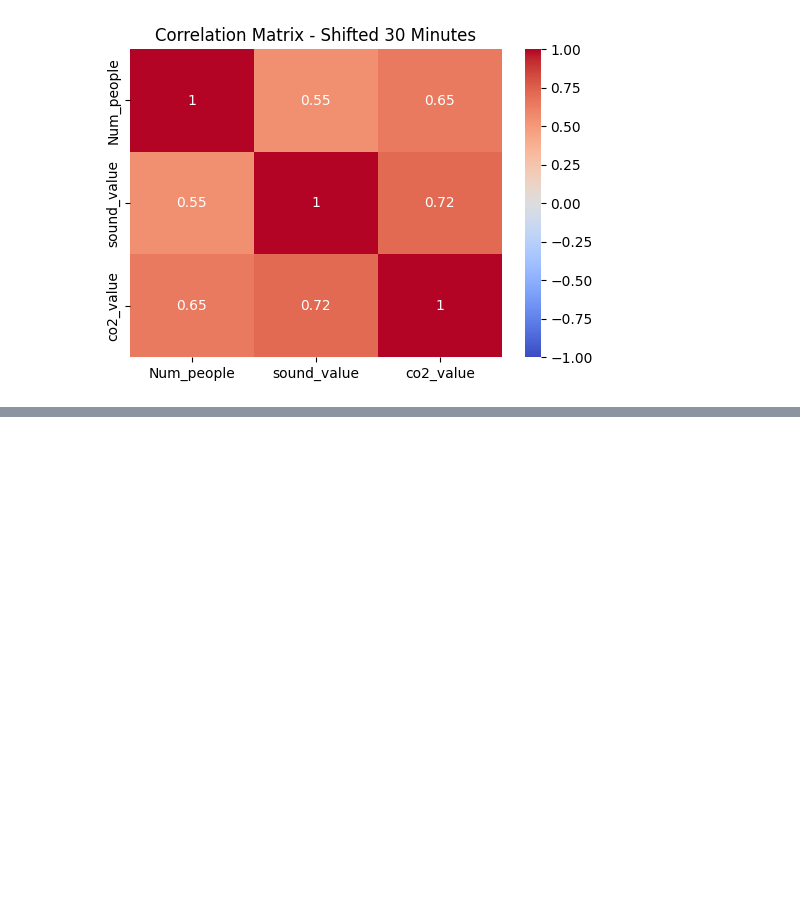
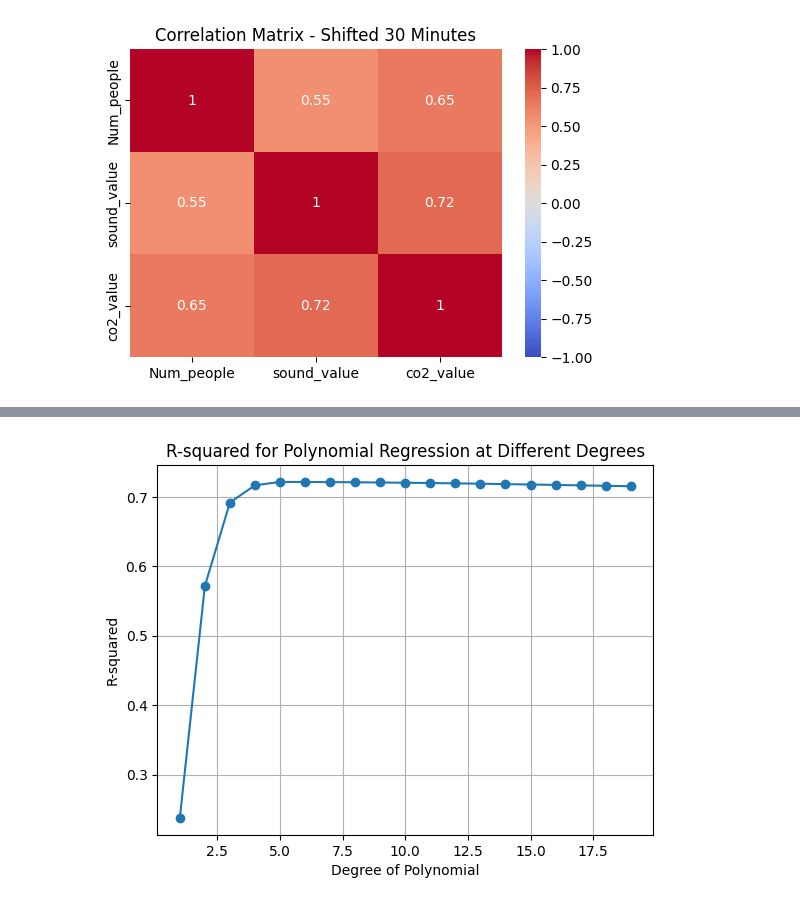
Before and after one commit to LucaLegrand/sum_humans, a Jupyter notebook: Data_Extraction and analysis/Data Analysis/Nhuman_Co2_dB_correlation.ipynb, the cells around one changed output, grey strips where cells are left out. Cells and saved outputs as stored; diff of their text form; code cells hidden in the pictures; blank space fills up the shorter version.

```diff
--- a/Data_Extraction and analysis/Data Analysis/Nhuman_Co2_dB_correlation.ipynb
+++ b/Data_Extraction and analysis/Data Analysis/Nhuman_Co2_dB_correlation.ipynb
@@ -867,0 +1185,34 @@ Accuracy (within ±1 person): 0.81
+# %%
+# Set 'time' column as the index and resample the data
+daily_data = sensor_data.set_index('time').resample('120min').mean()
+
+# Fill missing values using forward-fill
+daily_data_filled = daily_data.ffill().bfill()
+
+# List to store the R-squared values for different degrees
+r_squared_values = []
+
+iteration = 20
+
+# Loop through different degrees from 1 to 10
+for degree in range(1, iteration):
+    # Create polynomial features
+    poly = PolynomialFeatures(degree=degree)
+    X_poly = poly.fit_transform(daily_data_filled[['sound_value']])
+
+    # Create and fit the model
+    model = LinearRegression()
+    model.fit(X_poly, daily_data_filled['Num_people'])
+
+    # Store the R-squared value
+    r_squared_values.append(model.score(X_poly, daily_data_filled['Num_people']))
+
+# Plot the results
+plt.plot(range(1, iteration), r_squared_values, marker='o')
+plt.xlabel('Degree of Polynomial')
+plt.ylabel('R-squared')
+plt.title('R-squared for Polynomial Regression at Different Degrees')
+plt.grid(True)
+plt.show()
+# %% [output]
+[figure, added]
```
Also changed, not shown: parts of 15 cells of this notebook.
